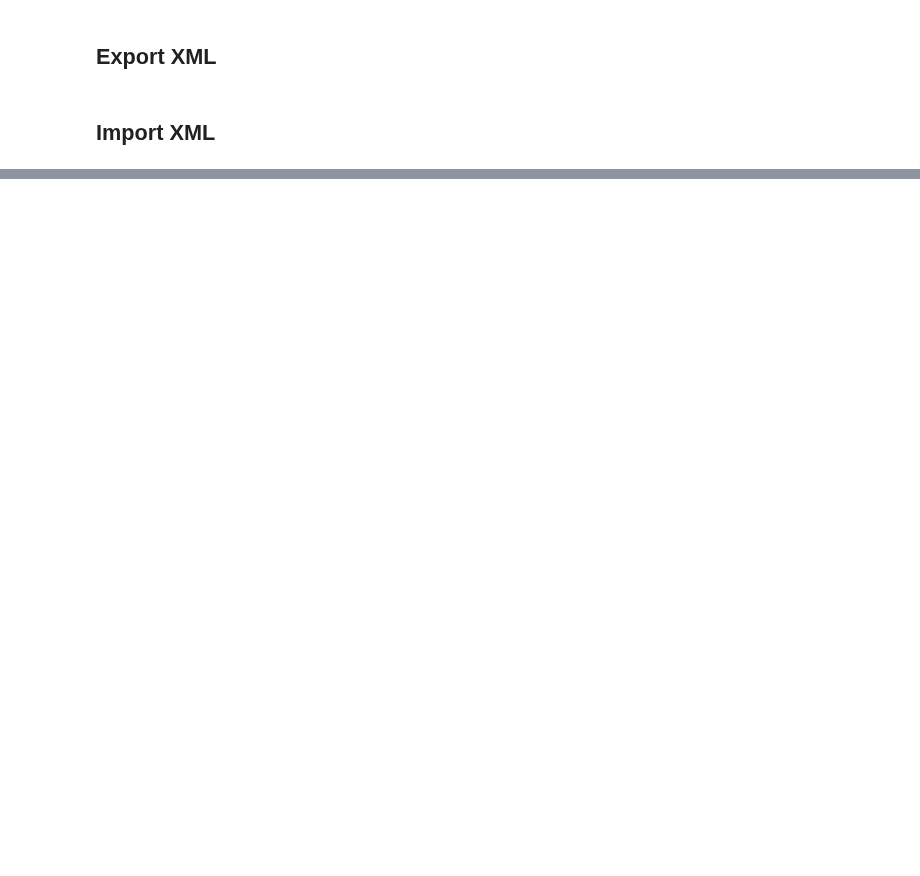
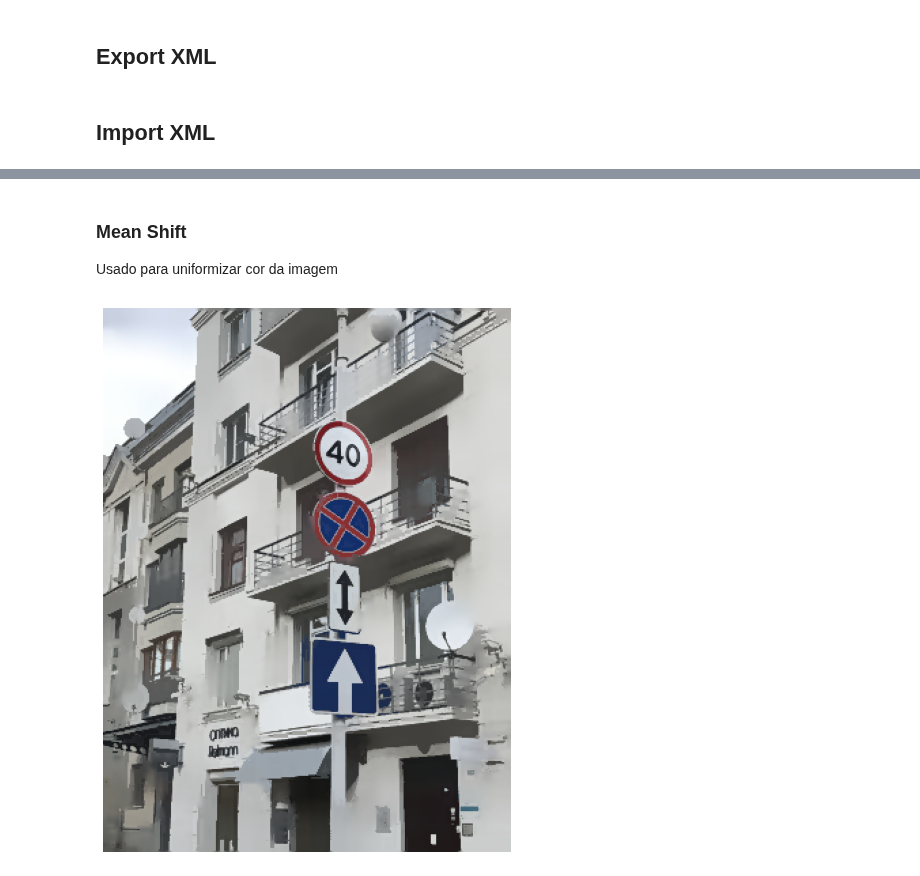
Before and after one commit to joaolucasmartins/VC2022, a Jupyter notebook: notebook.ipynb, the cells around one changed output, grey strips where cells are left out. Cells and saved outputs as stored; diff of their text form; code cells hidden in the pictures; blank space fills up the shorter version.

```diff
--- a/notebook.ipynb
+++ b/notebook.ipynb
@@ -79,0 +97,11 @@ filterType(["speedlimit"])
+# %% [markdown]
+### Mean Shift
+Usado para uniformizar cor da imagem
+# %%
+img = speedLimit
+
+segmentedRoadImg = cv.pyrMeanShiftFiltering(img, 10, 50, 100)
+
+displayImage(segmentedRoadImg)
+# %% [output]
+[figure, added]
```
Also changed, not shown: parts of 7 cells of this notebook.
